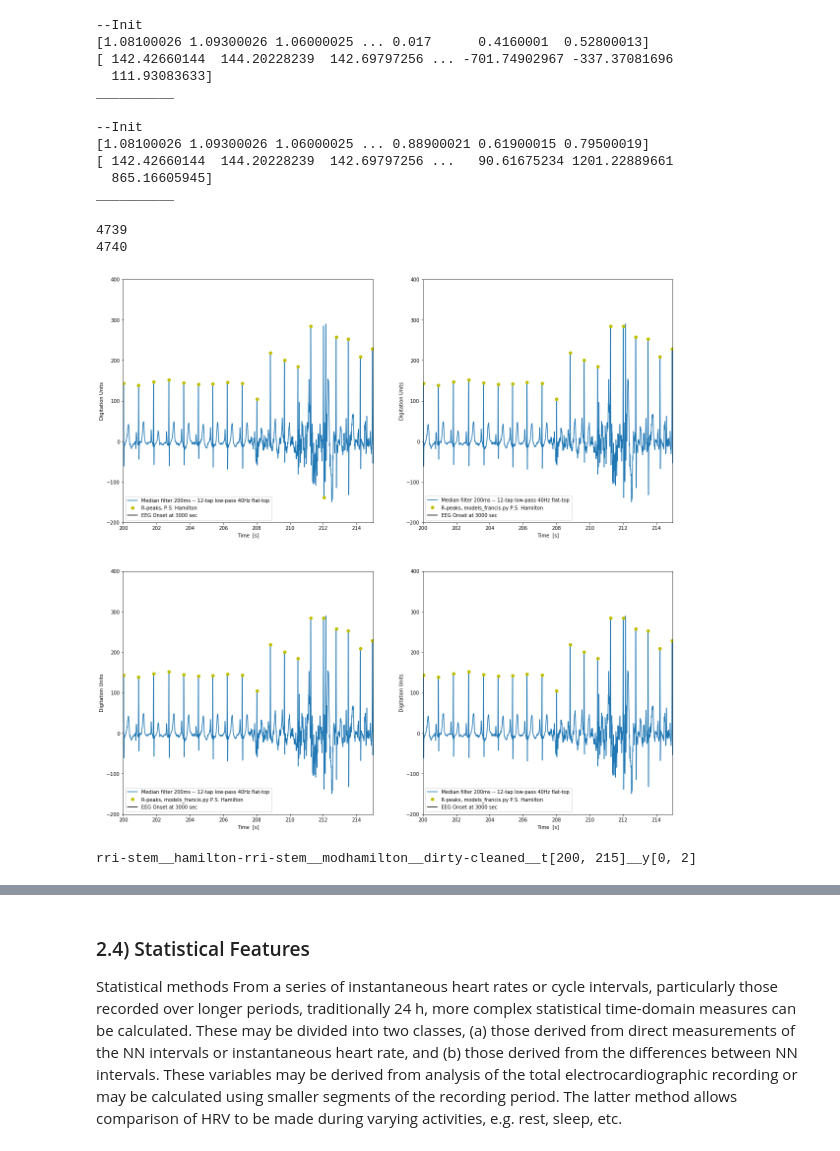
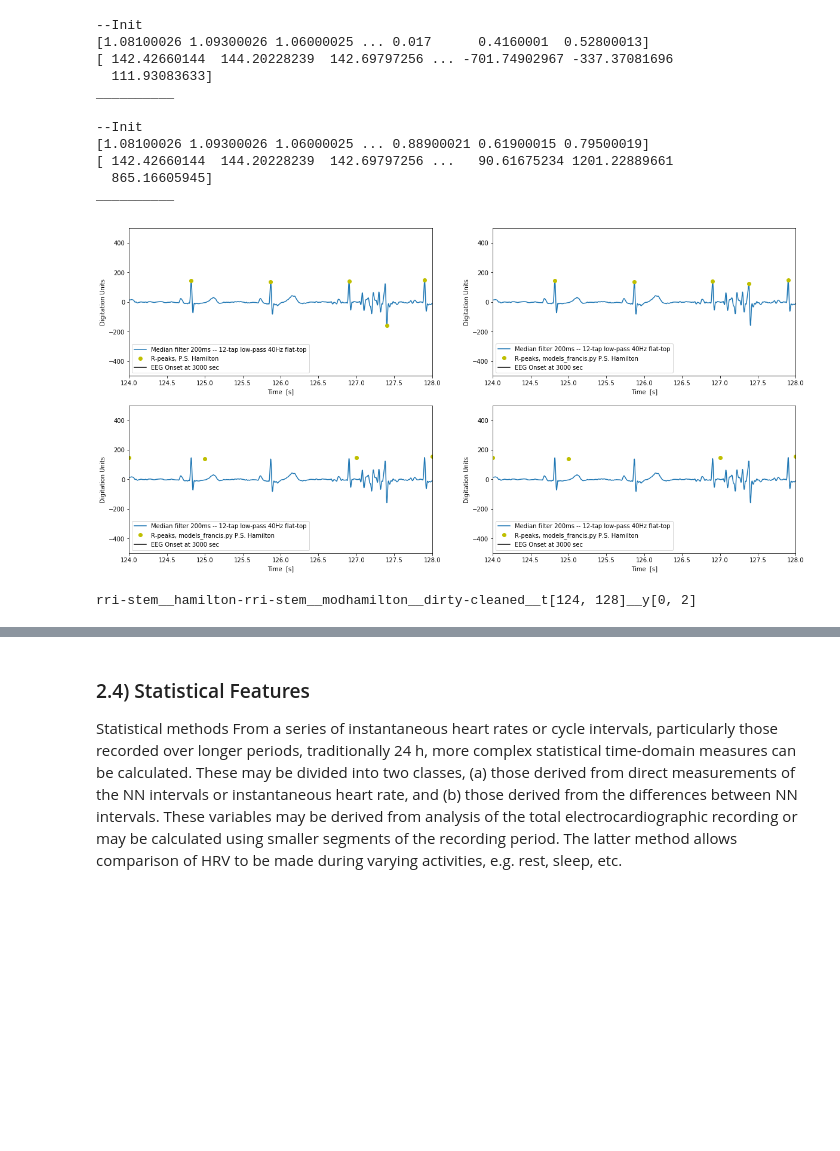
Before and after one commit to yinxiaojing1/pre_epi_seizures, a Jupyter notebook: pre_epi_seizures/hrv_computation.ipynb, the cells around one changed output, grey strips where cells are left out. Saved outputs shown, nothing was run; the diff lists cells and outputs as text; code cells hidden in the pictures; blank space fills up the shorter version.

Commit message:
fix outlier removal ecg plot

```diff
--- a/pre_epi_seizures/hrv_computation.ipynb
+++ b/pre_epi_seizures/hrv_computation.ipynb
@@ -363,32 +319,37 @@ cleaned_rri_hamilton = rri_hamilton[valid_peaks_hamilton]
 
 time_sec_cleaned_rri_modhamilton = time_sec_rri_modhamilton[valid_peaks_modhamilton]
 cleaned_rri_modhamilton = rri_modhamilton[valid_peaks_modhamilton]
-# %%
-# Experiment with ECG
-
-
-cleaned_rpeaks_hamilton = rpeaks_hamilton[1:][valid_peaks_hamilton]
-cleaned_rpeaks_modhamilton = rpeaks_modhamilton[1:][valid_peaks_modhamilton]
-# %% [output]
-4739
-4740
+# %%
+# Compute directly the RR peaks
+cleaned_rpeaks_hamilton = rpeaks_hamilton[1:][valid_peaks_hamilton]
+cleaned_rpeaks_modhamilton = rpeaks_modhamilton[1:][valid_peaks_modhamilton]
+
+
+# Get corresponding rpeaks, cast numpy arrays
+cleaned_time_rpeaks_hamilton = time_rpeaks_hamilton[1:][valid_peaks_hamilton]
+cleaned_time_rpeaks_modhamilton = time_rpeaks_modhamilton[1:][valid_peaks_modhamilton]
+
+
+# Get cl
+cleaned_ecg_rpeak_amps_hamilton = medianFIR_ecg[cleaned_rpeaks_hamilton]
+cleaned_ecg_rpeak_amps_modhamilton = medianFIR_ecg[cleaned_rpeaks_modhamilton]
 # %%
 # Compare RRI computation between P.S. Hamilton and modified
 # (Test object-based plotting)
 
-window = [200, 215]
+window = [124, 128]
 
-ecg_y_window = [-200, 400]
+ecg_y_window = [-500, 500]
 
 rri_y_window = [0, 2]
 
 # Plot the signal
-fig = plt.figure(figsize=(20, 20))
+plt.figure(figsize=(20, 10))
 
 plt.subplot(2, 2, 1)
 plt.plot(time_sec, medianFIR_ecg.T,
          label='Median filter 200ms -- 12-tap low-pass 40Hz flat-top')
-plt.plot(time_sec[rpeaks_hamilton], medianFIR_ecg.T[rpeaks_hamilton], 'yo',
+plt.plot(time_rpeaks_hamilton, ecg_rpeak_amps_hamilton, 'yo',
          label='R-peaks, P.S. Hamilton')
 plt.axvline(x=50*60, c='k', label='EEG Onset at {} sec'.format(50*60))
 plt.xlabel('Time  [s]')
@@ -397,49 +358,49 @@ plt.xlim(window)
 plt.ylim(ecg_y_window)
 plt.legend(loc=3)
 
 plt.subplot(2, 2, 2)
 plt.plot(time_sec, medianFIR_ecg.T,
          label='Median filter 200ms -- 12-tap low-pass 40Hz flat-top')
-plt.plot(time_sec[rpeaks_modhamilton], medianFIR_ecg.T[rpeaks_modhamilton], 'yo',
+plt.plot(time_rpeaks_modhamilton, ecg_rpeak_amps_modhamilton, 'yo',
+         label='R-peaks, models_francis.py P.S. Hamilton')
+plt.axvline(x=50*60, c='k', label='EEG Onset at {} sec'.format(50*60))
+plt.xlabel('Time  [s]')
+plt.ylabel('Digitation Units')
+plt.xlim(window)
+plt.ylim(ecg_y_window)
+plt.legend(loc=3)
+
+plt.subplot(2, 2, 3)
+plt.plot(time_sec, medianFIR_ecg.T,
+         label='Median filter 200ms -- 12-tap low-pass 40Hz flat-top')
+plt.plot(cleaned_time_rpeaks_hamilton, cleaned_ecg_rpeak_amps_hamilton, 'yo',
          label='R-peaks, models_francis.py P.S. Hamilton')
 plt.axvline(x=50*60, c='k', label='EEG Onset at {} sec'.format(50*60))
 plt.xlabel('Time  [s]')
 plt.ylabel('Digitation Units')
 plt.xlim(window)
 plt.ylim(ecg_y_window)
 plt.legend(loc=3)
 
 
-plt.subplot(2, 2, 3)
-plt.plot(time_sec, medianFIR_ecg.T,
-         label='Median filter 200ms -- 12-tap low-pass 40Hz flat-top')
-plt.plot(time_sec[rpeaks_modhamilton], medianFIR_ecg.T[rpeaks_modhamilton], 'yo',
-         label='R-peaks, models_francis.py P.S. Hamilton')
-plt.axvline(x=50*60, c='k', label='EEG Onset at {} sec'.format(50*60))
-plt.xlabel('Time  [s]')
-plt.ylabel('Digitation Units')
-plt.xlim(window)
-plt.ylim(ecg_y_window)
-plt.legend(loc=3)
-
 plt.subplot(2, 2, 4)
 plt.plot(time_sec, medianFIR_ecg.T,
          label='Median filter 200ms -- 12-tap low-pass 40Hz flat-top')
-plt.plot(time_sec[rpeaks_modhamilton], medianFIR_ecg.T[rpeaks_modhamilton], 'yo',
+plt.plot(cleaned_time_rpeaks_modhamilton, cleaned_ecg_rpeak_amps_modhamilton, 'yo',
          label='R-peaks, models_francis.py P.S. Hamilton')
 plt.axvline(x=50*60, c='k', label='EEG Onset at {} sec'.format(50*60))
 plt.xlabel('Time  [s]')
 plt.ylabel('Digitation Units')
 plt.xlim(window)
 plt.ylim(ecg_y_window)
 plt.legend(loc=3)
 
 plt.show()
 
 print 'rri-stem__hamilton-rri-stem__modhamilton__dirty-cleaned__t{}__y{}'.format(window, rri_y_window)
 # %% [output]
-[figure, old version]
+[figure, new version]
-rri-stem__hamilton-rri-stem__modhamilton__dirty-cleaned__t[200, 215]__y[0, 2]
+rri-stem__hamilton-rri-stem__modhamilton__dirty-cleaned__t[124, 128]__y[0, 2]
 # %%
 # Compare RRI computation between P.S. Hamilton and modified
 # (Test object-based plotting)
```
Also changed, not shown: parts of 21 cells of this notebook.
